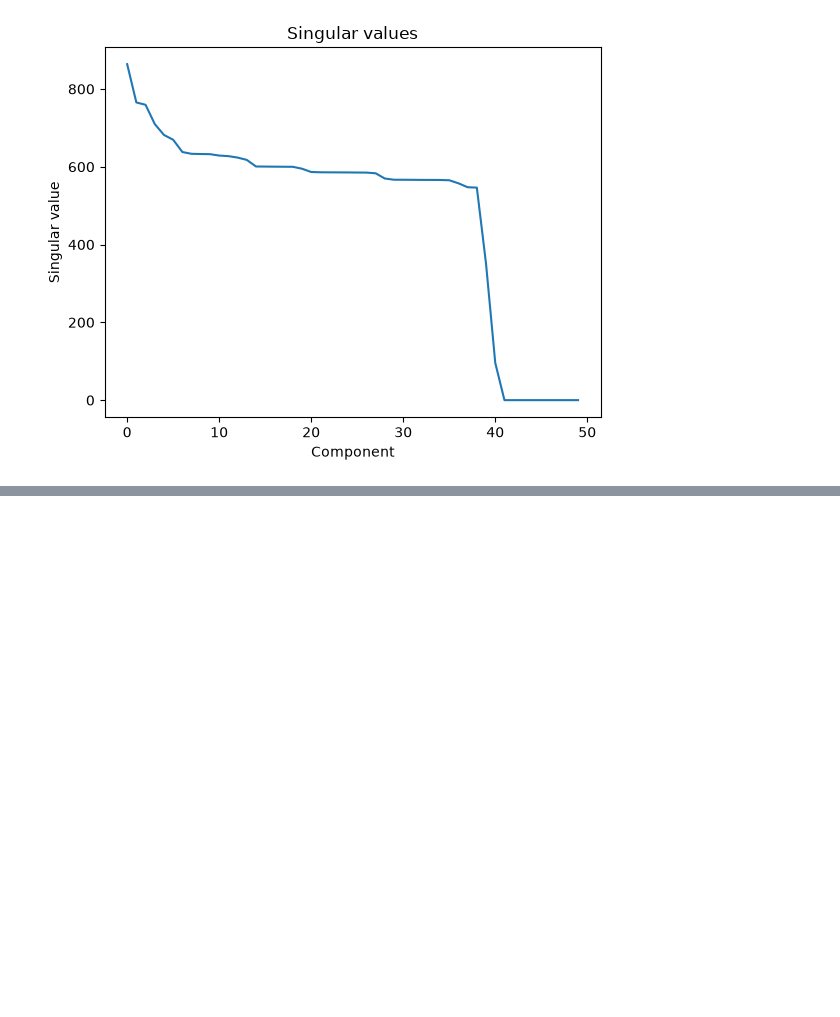
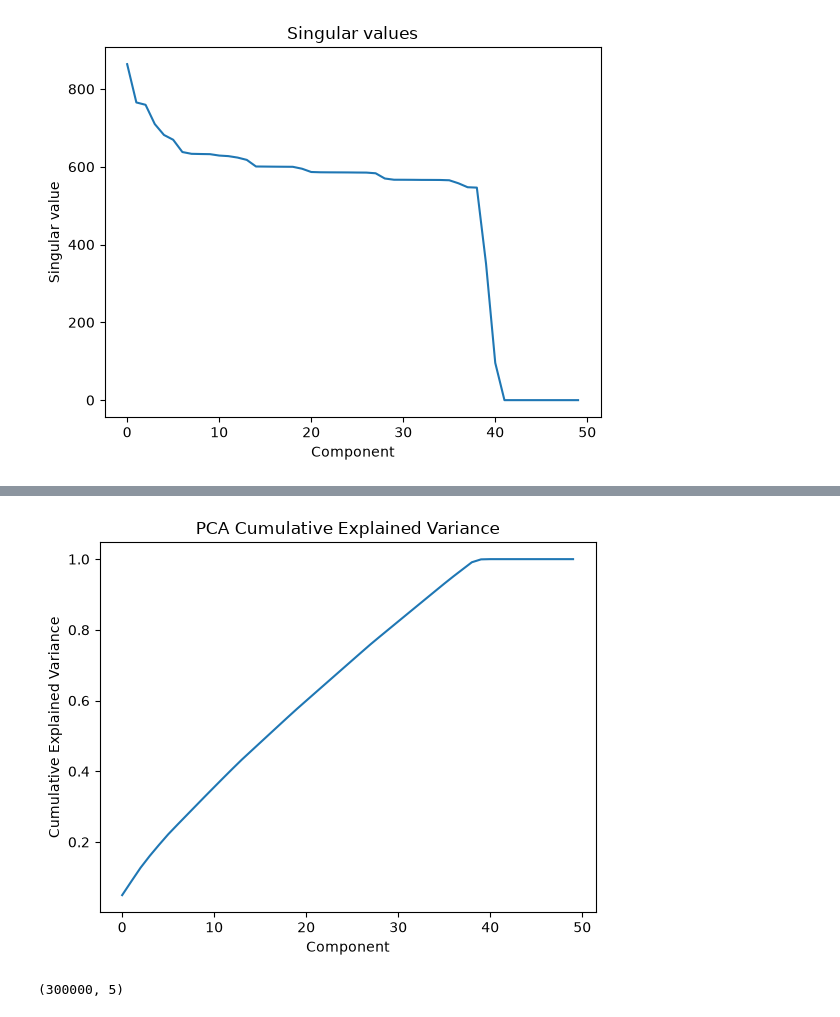
Before and after one commit to YashuLanki/Mathematics-AI-Course, a Jupyter notebook: Week 03 - SVD/SVD_PCA_Dimensionality_Reduction.ipynb, the cells around one changed output, grey strips where cells are left out. Saved outputs shown, nothing was run; the diff lists cells and outputs as text; code cells hidden in the pictures; blank space fills up the shorter version.

```diff
--- a/Week 03 - SVD/SVD_PCA_Dimensionality_Reduction.ipynb
+++ b/Week 03 - SVD/SVD_PCA_Dimensionality_Reduction.ipynb
@@ -131,0 +193,14 @@ plt.show()
+# %%
+plt.plot(cumulative_pca)
+plt.xlabel('Component')
+plt.ylabel('Cumulative Explained Variance')
+plt.title('PCA Cumulative Explained Variance')
+plt.show()
+# %% [output]
+[figure, added]
+# %%
+pca_k = PCA(n_components=5)
+Z_pca = pca_k.fit_transform(X_scaled)
+print(Z_pca.shape)
+# %% [output]
+(300000, 5)
```
Also changed, not shown: parts of 13 cells of this notebook.
